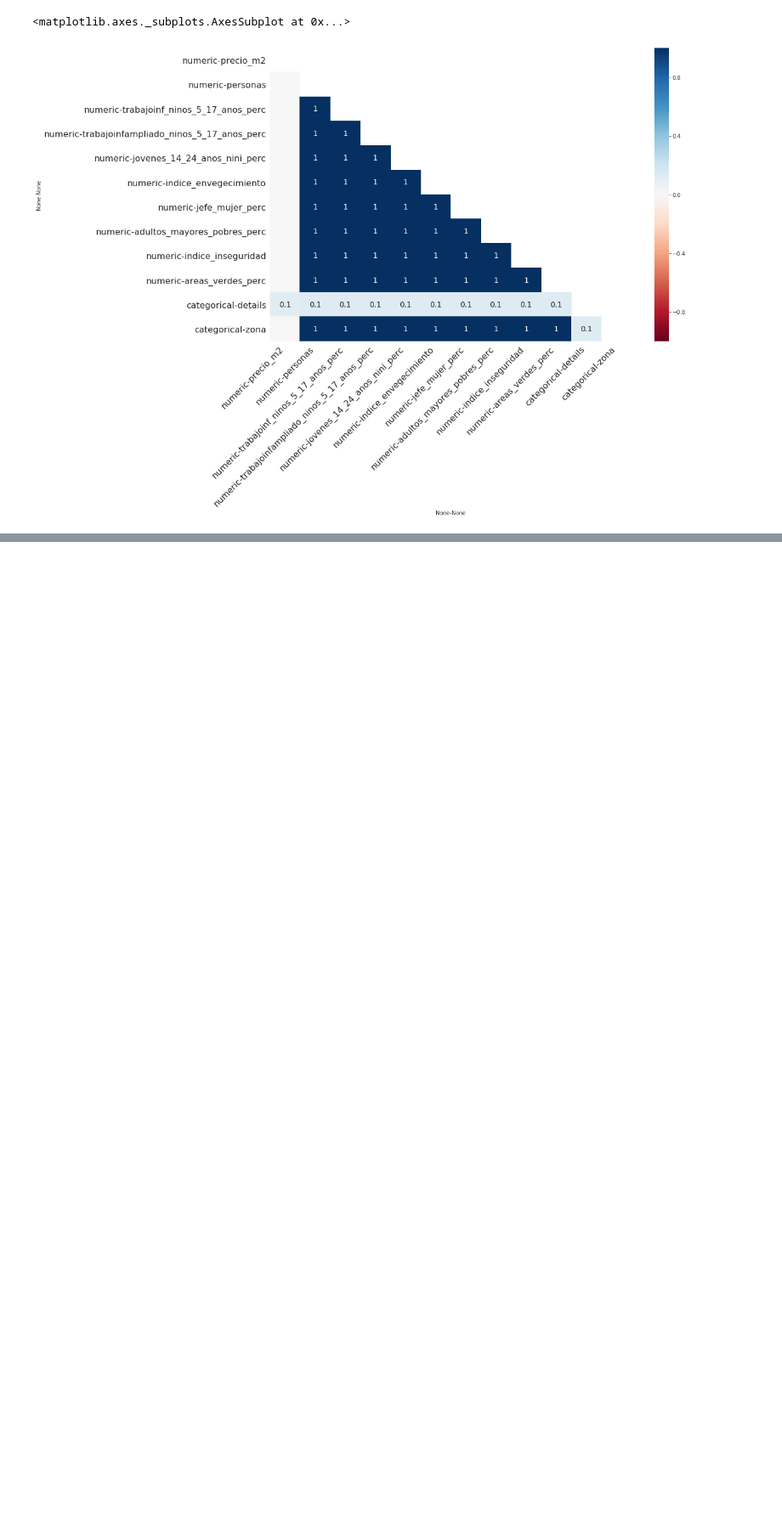
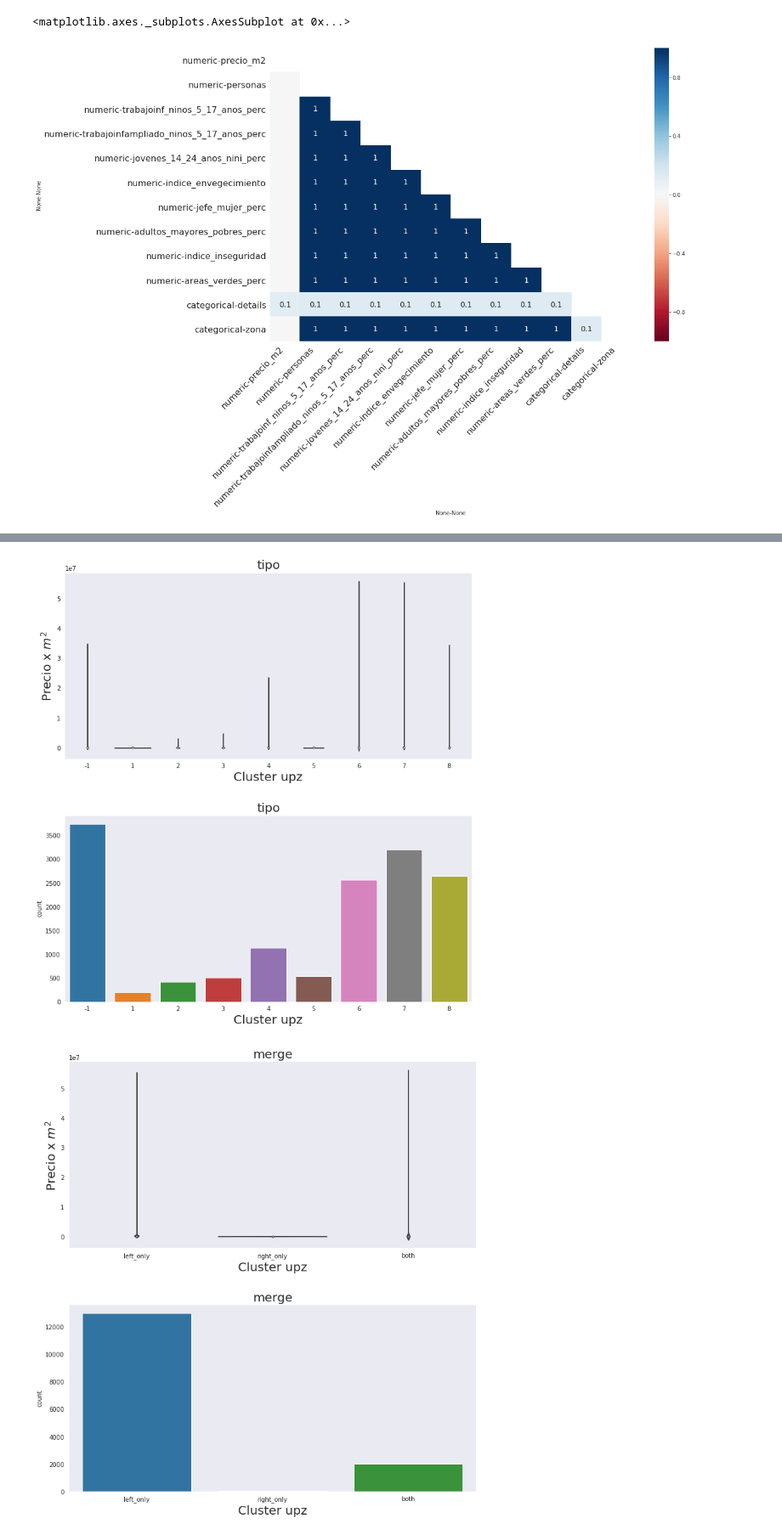
Before and after one commit to Baarry11/Tarea-1-LabDeDatos, a Jupyter notebook: tarea1.ipynb, the cells around one changed output, grey strips where cells are left out. Shown at 85% size. Saved outputs shown, nothing was run; the diff lists cells and outputs as text; code cells hidden in the pictures; blank space fills up the shorter version.

```diff
--- a/tarea1.ipynb
+++ b/tarea1.ipynb
@@ -619,0 +657,8 @@ plt.subplots_adjust(wspace=w, hspace=h)
+# %%
+violin_and_frec_plot('tipo','tipo','tipo')
+violin_and_frec_plot('_merge','merge','merge')
+violin_and_frec_plot('property_type','inmueble','inmueble')
+violin_and_frec_plot('zona','zona','zona')
+# %% [output]
+[figure, added]
+[figure, added]
```
Also changed, not shown: parts of 14 cells of this notebook.
